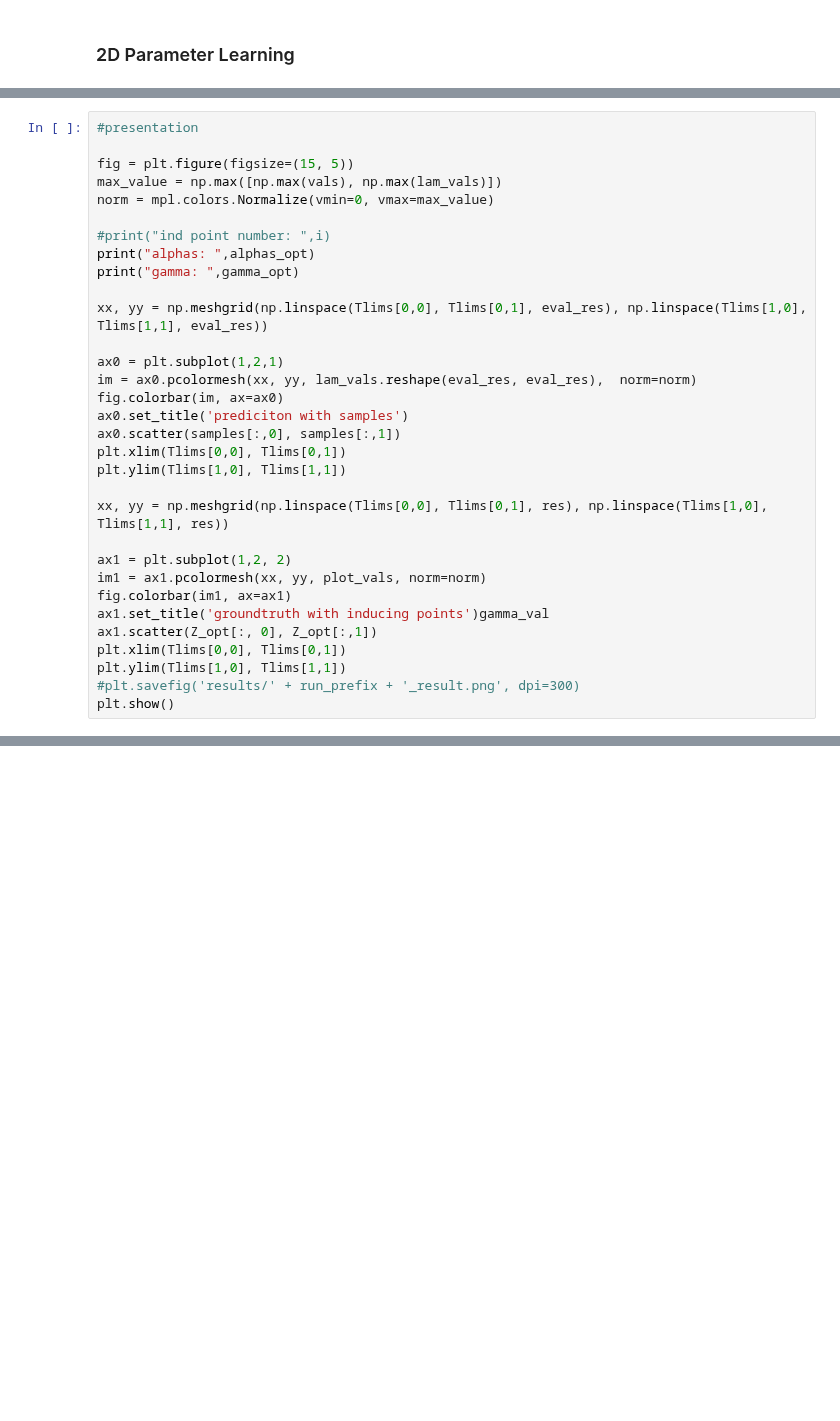
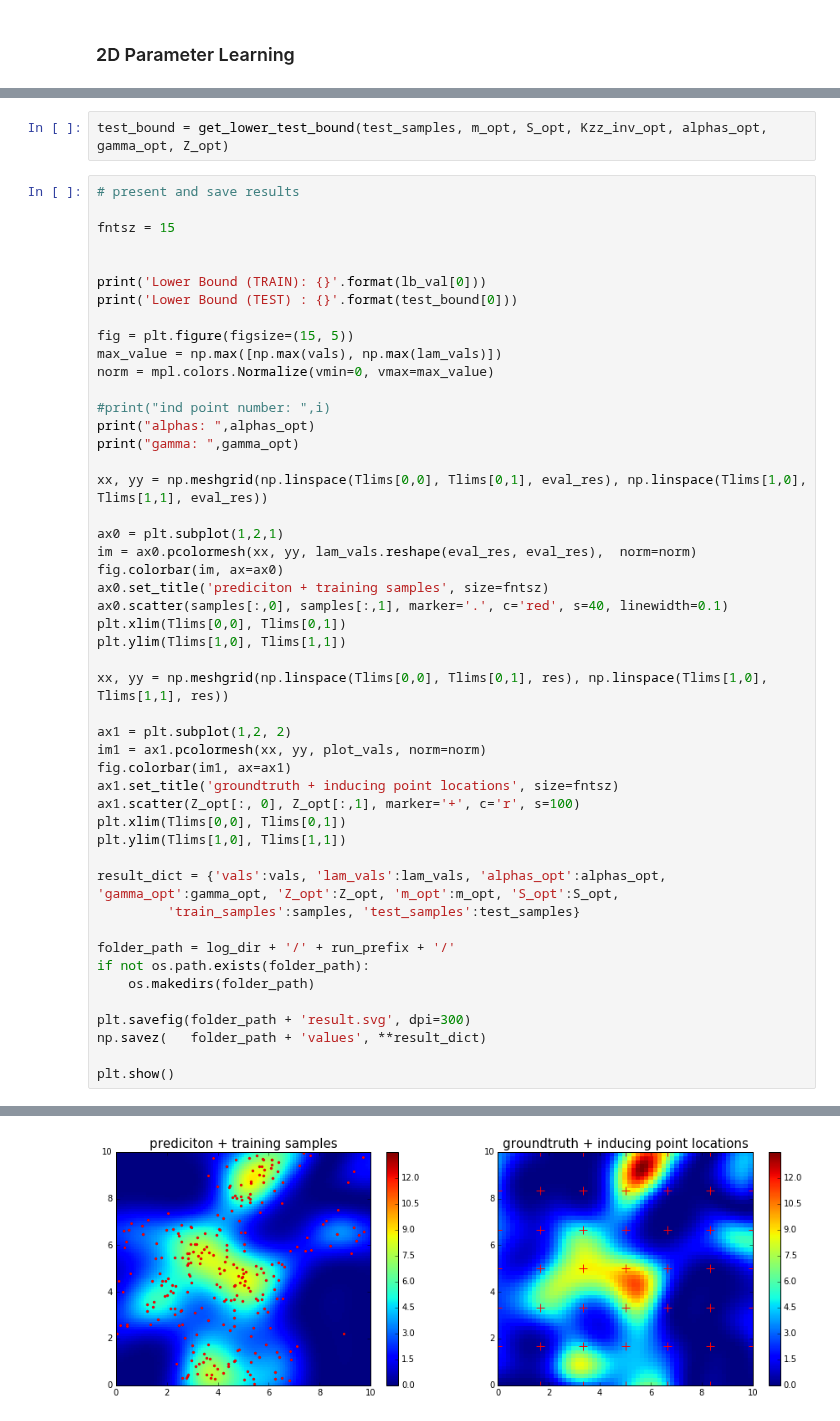
Before and after one commit to maxkohlbrenner/pmai-vi-gpmpp, a Jupyter notebook: 2D Example.ipynb, the cells around one changed output, grey strips where cells are left out. Saved outputs shown, nothing was run; the diff lists cells and outputs as text; blank space fills up the shorter version.

```diff
--- a/2D Example.ipynb
+++ b/2D Example.ipynb
@@ -174,5 +190,13 @@ True
+# %%
+test_bound = get_lower_test_bound(test_samples, m_opt, S_opt, Kzz_inv_opt, alphas_opt, gamma_opt, Z_opt)
 # %%
-#presentation
+# present and save results
+
+fntsz = 15
+
+
+print('Lower Bound (TRAIN): {}'.format(lb_val[0]))
+print('Lower Bound (TEST) : {}'.format(test_bound[0]))
 
 fig = plt.figure(figsize=(15, 5))
 max_value = np.max([np.max(vals), np.max(lam_vals)])
@@ -187,8 +211,8 @@ xx, yy = np.meshgrid(np.linspace(Tlims[0,0], Tlims[0,1], eval_res), np.linspace(
 ax0 = plt.subplot(1,2,1)
 im = ax0.pcolormesh(xx, yy, lam_vals.reshape(eval_res, eval_res),  norm=norm)
 fig.colorbar(im, ax=ax0)
-ax0.set_title('prediciton with samples')
-ax0.scatter(samples[:,0], samples[:,1])
+ax0.set_title('prediciton + training samples', size=fntsz)
+ax0.scatter(samples[:,0], samples[:,1], marker='.', c='red', s=40, linewidth=0.1)
 plt.xlim(Tlims[0,0], Tlims[0,1])
 plt.ylim(Tlims[1,0], Tlims[1,1])
 
@@ -197,10 +221,20 @@ xx, yy = np.meshgrid(np.linspace(Tlims[0,0], Tlims[0,1], res), np.linspace(Tlims
 ax1 = plt.subplot(1,2, 2)
 im1 = ax1.pcolormesh(xx, yy, plot_vals, norm=norm)
 fig.colorbar(im1, ax=ax1)
-ax1.set_title('groundtruth with inducing points')gamma_val
-ax1.scatter(Z_opt[:, 0], Z_opt[:,1])
+ax1.set_title('groundtruth + inducing point locations', size=fntsz)
+ax1.scatter(Z_opt[:, 0], Z_opt[:,1], marker='+', c='r', s=100)
 plt.xlim(Tlims[0,0], Tlims[0,1])
 plt.ylim(Tlims[1,0], Tlims[1,1])
-#plt.savefig('results/' + run_prefix + '_result.png', dpi=300)
+
+result_dict = {'vals':vals, 'lam_vals':lam_vals, 'alphas_opt':alphas_opt, 'gamma_opt':gamma_opt, 'Z_opt':Z_opt, 'm_opt':m_opt, 'S_opt':S_opt,
+         'train_samples':samples, 'test_samples':test_samples}
+
+folder_path = log_dir + '/' + run_prefix + '/'
+if not os.path.exists(folder_path):
+    os.makedirs(folder_path)
+
+plt.savefig(folder_path + 'result.svg', dpi=300)
+np.savez(   folder_path + 'values', **result_dict)
+
 plt.show()
 # %% [output]
@@ -207,0 +245 @@ SyntaxError: invalid syntax (<ipython-input-10-6b7ad040f63e>, line 26)
+[figure, added]
```
Also changed, not shown: parts of 8 cells of this notebook, 1 other file.
